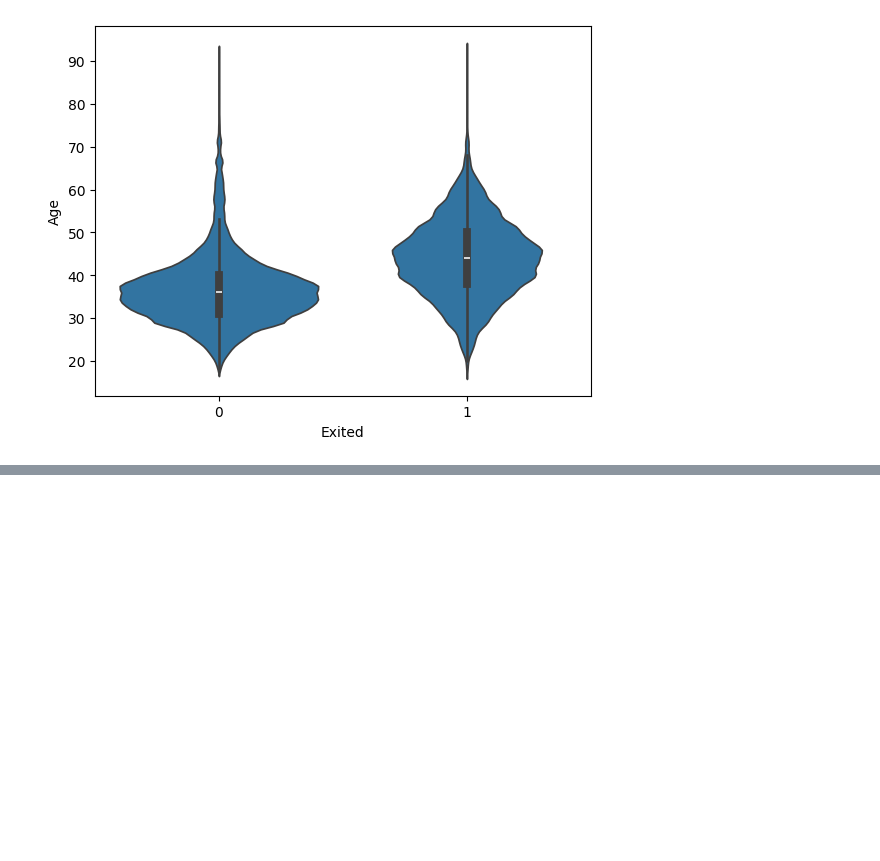
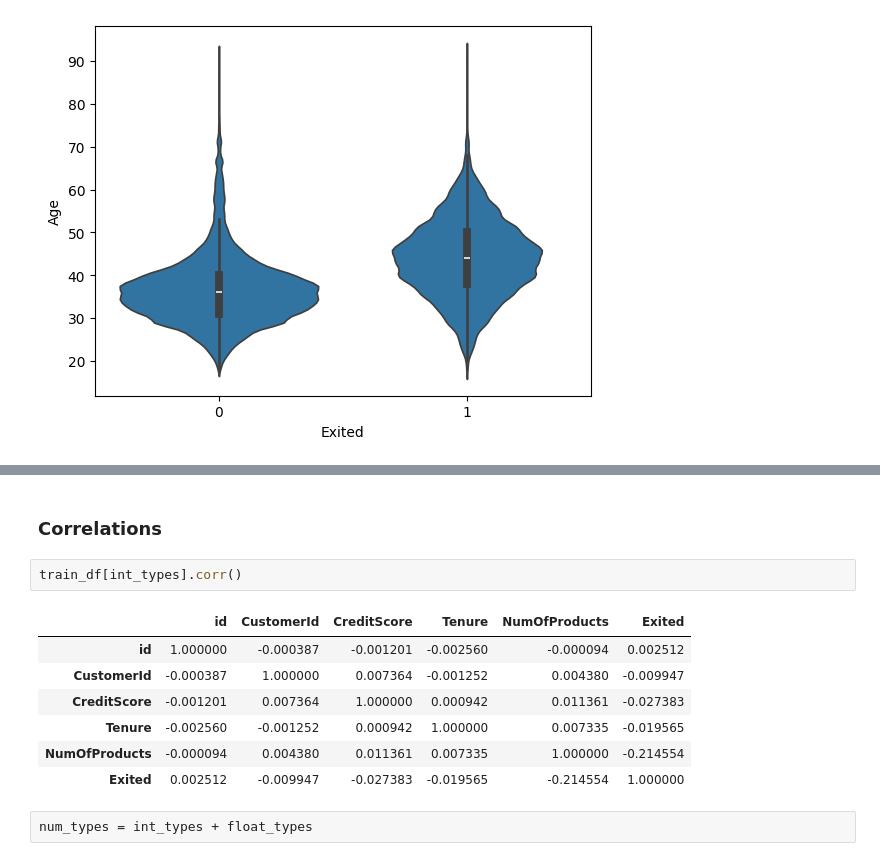
Before and after one commit to kris-kane/kaggle_playgrounds, a Jupyter notebook: playground-series-s4e1/s4e1.ipynb, the cells around one changed output, grey strips where cells are left out. Cells and saved outputs as stored; diff of their text form; blank space fills up the shorter version.

Commit message:
Update s4e1.ipynb
correlations

```diff
--- a/playground-series-s4e1/s4e1.ipynb
+++ b/playground-series-s4e1/s4e1.ipynb
@@ -155,0 +165,14 @@ plt.show()
+# %% [markdown]
+### Correlations
+# %%
+train_df[int_types].corr()
+# %% [output]
+|  | id | CustomerId | CreditScore | Tenure | NumOfProducts | Exited |
+| id | 1.000000 | -0.000387 | -0.001201 | -0.002560 | -0.000094 | 0.002512 |
+| CustomerId | -0.000387 | 1.000000 | 0.007364 | -0.001252 | 0.004380 | -0.009947 |
+| CreditScore | -0.001201 | 0.007364 | 1.000000 | 0.000942 | 0.011361 | -0.027383 |
+| Tenure | -0.002560 | -0.001252 | 0.000942 | 1.000000 | 0.007335 | -0.019565 |
+| NumOfProducts | -0.000094 | 0.004380 | 0.011361 | 0.007335 | 1.000000 | -0.214554 |
+| Exited | 0.002512 | -0.009947 | -0.027383 | -0.019565 | -0.214554 | 1.000000 |
+# %%
+num_types = int_types + float_types
```
Also changed, not shown: parts of 4 cells of this notebook.
